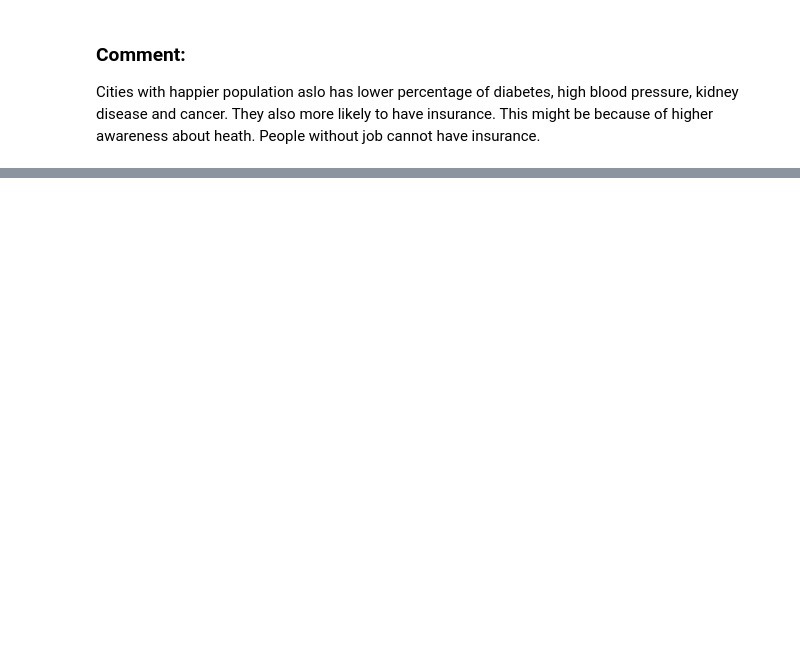
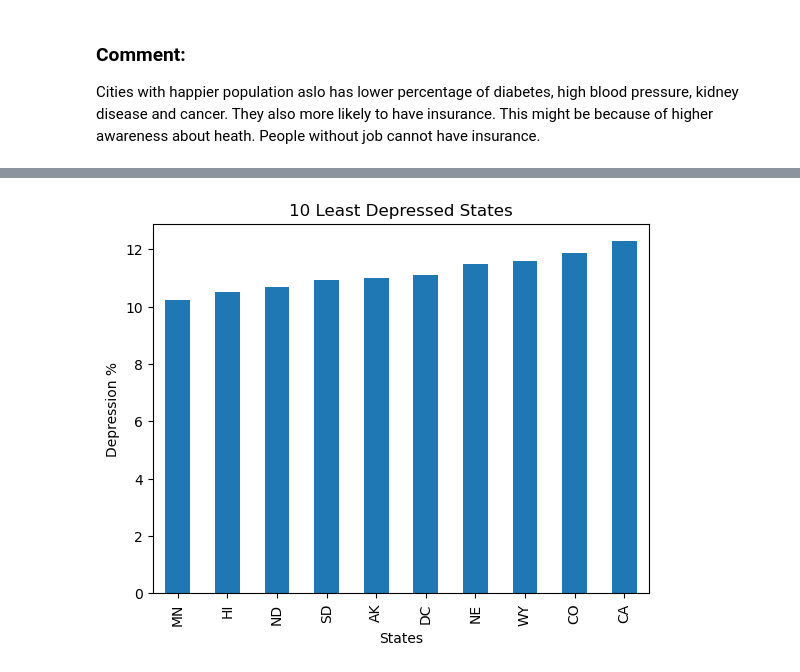
Before and after one commit to LanNguyen135/Group2, a Jupyter notebook: Alice.ipynb, the cells around one changed output, grey strips where cells are left out. Drawn from its saved outputs; the diff is of its cells as text; code cells hidden in the pictures; blank space fills up the shorter version.

```diff
--- a/Alice.ipynb
+++ b/Alice.ipynb
@@ -563,3 +565,9 @@ map_plot_3
 # %% [output]
 WARNING:bokeh.core.validation.check:W-1005 (FIXED_SIZING_MODE): 'fixed' sizing mode requires width and height to be set: figure(id='p2856', ...)
 [interactive output not drawn]
+# %%
+# States with the lowest rates of deperession based on average amount for each city listed.
+states_average = complete_df.groupby(complete_df["State"]).mean()
+states_depression = states_average.sort_values("% Depress")
+lowest_depression = states_depression["% Depress"].head(10)
+lowest_depression
@@ -565,0 +587,9 @@ WARNING:bokeh.core.validation.check:W-1005 (FIXED_SIZING_MODE): 'fixed' sizing m
+# %%
+#Bottom 10 States for Depression %
+lowest_depression.plot(kind="bar")
+plt.xlabel("States")
+plt.ylabel("Depression %")
+plt.title("10 Least Depressed States")
+plt.show()
+# %% [output]
+[figure, added]
```
Also changed, not shown: parts of 4 cells of this notebook, 6 other files.
